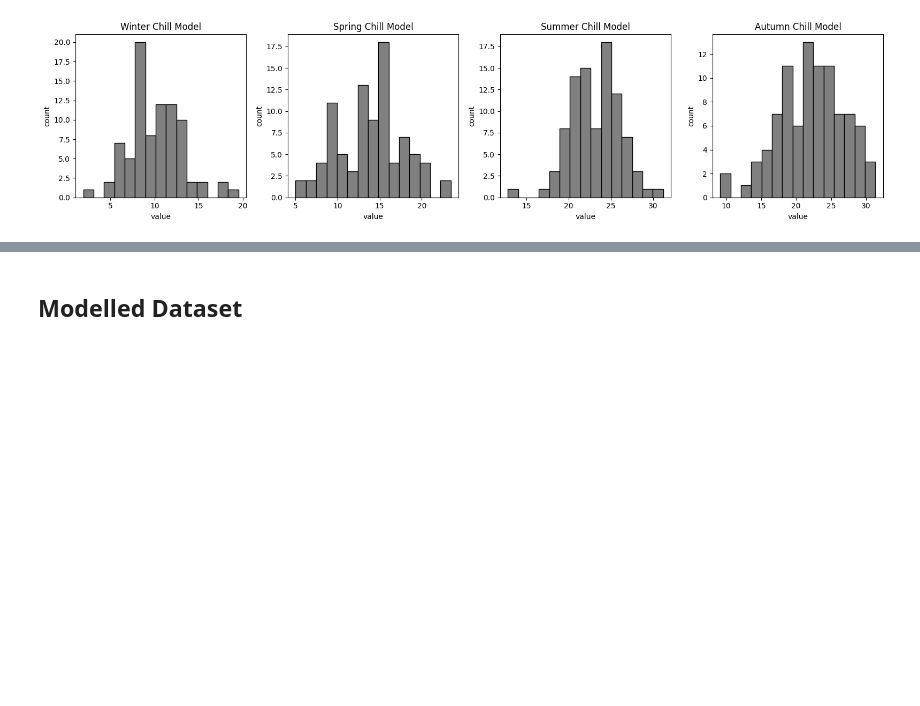
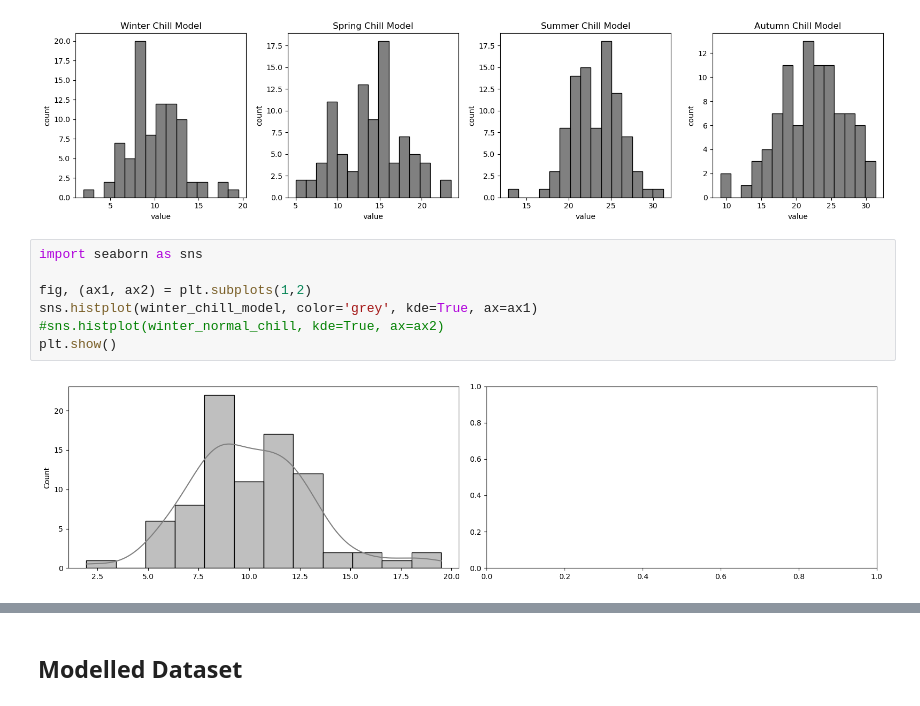
Before and after one commit to humphs078/ProgrammingforDataAnalysisAssignment_1, a Jupyter notebook: submission_notebook.ipynb, the cells around one changed output, grey strips where cells are left out. Saved outputs shown, nothing was run; the diff lists cells and outputs as text; blank space fills up the shorter version.

```diff
--- a/submission_notebook.ipynb
+++ b/submission_notebook.ipynb
@@ -793,3 +794,12 @@ axis[3].set(xlabel='value', ylabel='count')
 # %% [output]
 [Text(0.5, 0, 'value'), Text(0, 0.5, 'count')]
 [figure]
+# %%
+import seaborn as sns
+
+fig, (ax1, ax2) = plt.subplots(1,2)
+sns.histplot(winter_chill_model, color='grey', kde=True, ax=ax1)
+#sns.histplot(winter_normal_chill, kde=True, ax=ax2)
+plt.show()
+# %% [output]
+[figure, added]
```
Also changed, not shown: parts of 32 cells of this notebook, 2 other files.
